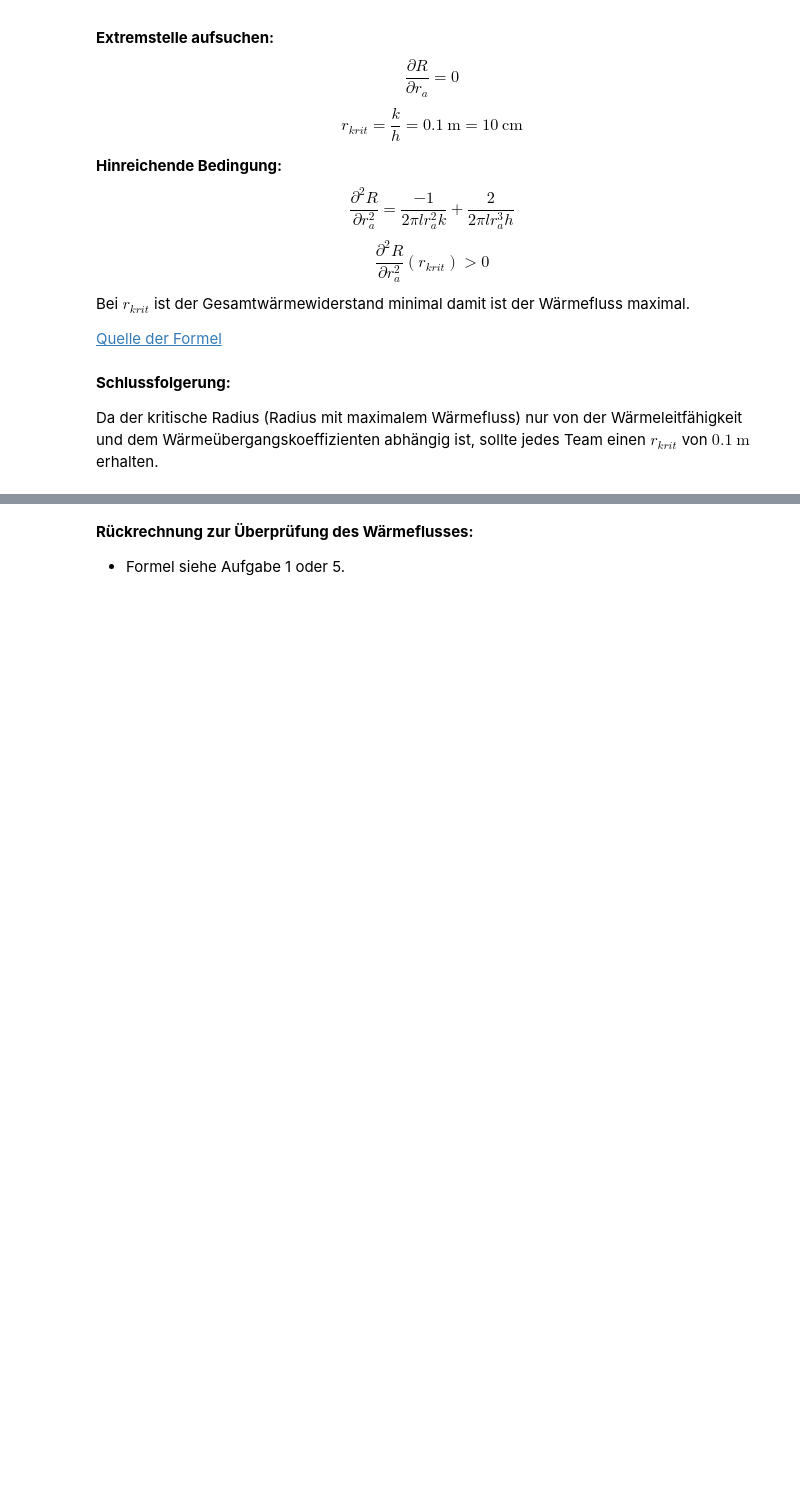
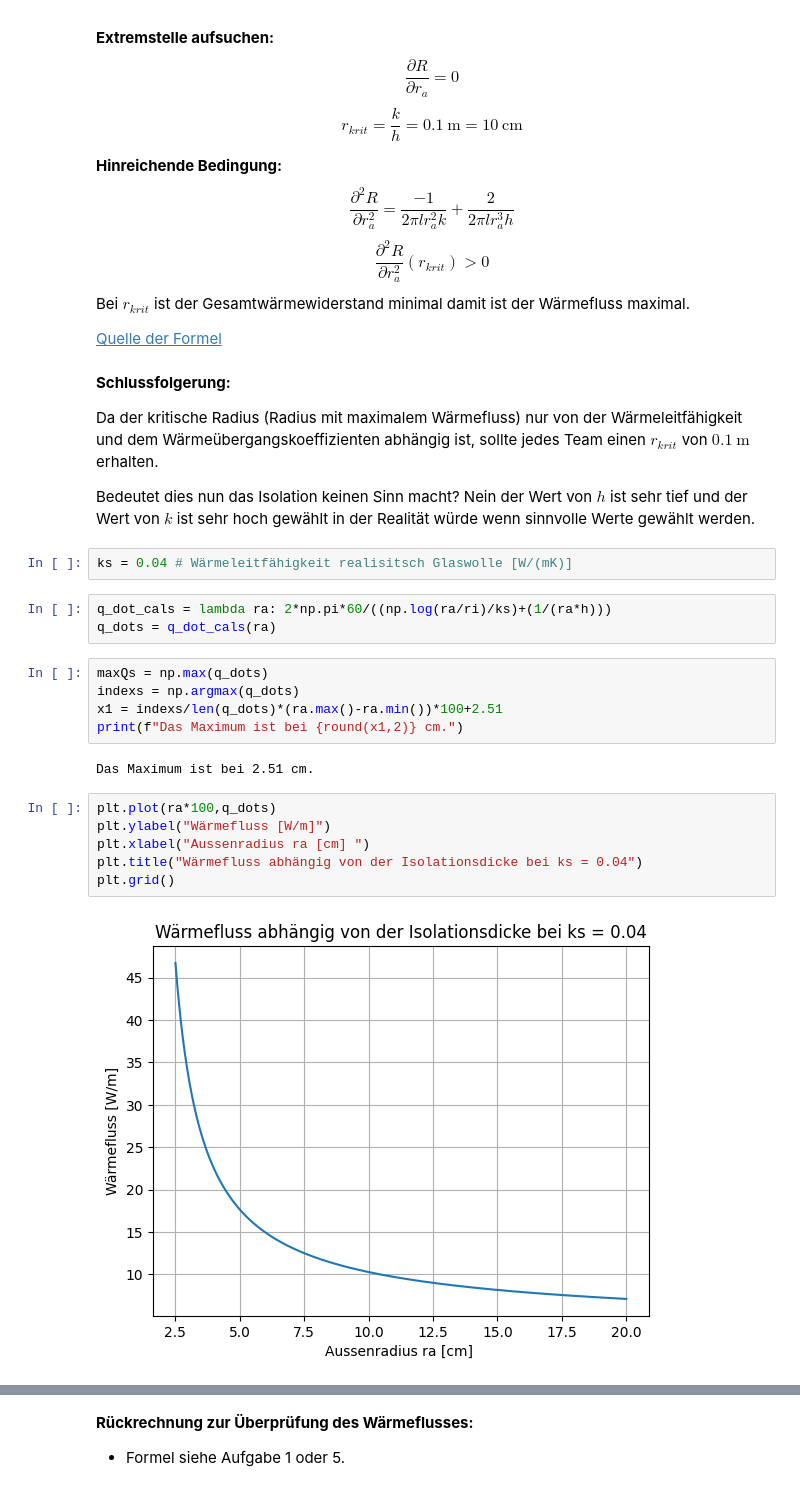
Before and after one commit to HansPeter21/CoP_Abgabe, a Jupyter notebook: Bericht_Mauro_Schegg.ipynb, the cells around one changed output, grey strips where cells are left out. Saved outputs shown, nothing was run; the diff lists cells and outputs as text; blank space fills up the shorter version.

```diff
--- a/Bericht_Mauro_Schegg.ipynb
+++ b/Bericht_Mauro_Schegg.ipynb
@@ -658,3 +658,26 @@ Bei $r_{krit}$ ist der Gesamtwärmewiderstand minimal damit ist der Wärmefluss
 **Schlussfolgerung:**
 
 Da der kritische Radius (Radius mit maximalem Wärmefluss) nur von der Wärmeleitfähigkeit und dem Wärmeübergangskoeffizienten abhängig ist, sollte jedes Team einen $r_{krit}$ von $0.1~\text{m}$ erhalten.
+
+Bedeutet dies nun das Isolation keinen Sinn macht?
+Nein der Wert von $h$ ist sehr tief und der Wert von $k$ ist sehr hoch gewählt in der Realität würde wenn sinnvolle Werte gewählt werden.
+# %%
+ks = 0.04 # Wärmeleitfähigkeit realisitsch Glaswolle [W/(mK)]
+# %%
+q_dot_cals = lambda ra: 2*np.pi*60/((np.log(ra/ri)/ks)+(1/(ra*h)))
+q_dots = q_dot_cals(ra)
+# %%
+maxQs = np.max(q_dots)
+indexs = np.argmax(q_dots)
+x1 = indexs/len(q_dots)*(ra.max()-ra.min())*100+2.51
+print(f"Das Maximum ist bei {round(x1,2)} cm.")
+# %% [output]
+Das Maximum ist bei 2.51 cm.
+# %%
+plt.plot(ra*100,q_dots)
+plt.ylabel("Wärmefluss [W/m]")
+plt.xlabel("Aussenradius ra [cm] ")
+plt.title("Wärmefluss abhängig von der Isolationsdicke bei ks = 0.04")
+plt.grid()
+# %% [output]
+[figure, added]
```
Also changed, not shown: parts of 1 cell of this notebook.
